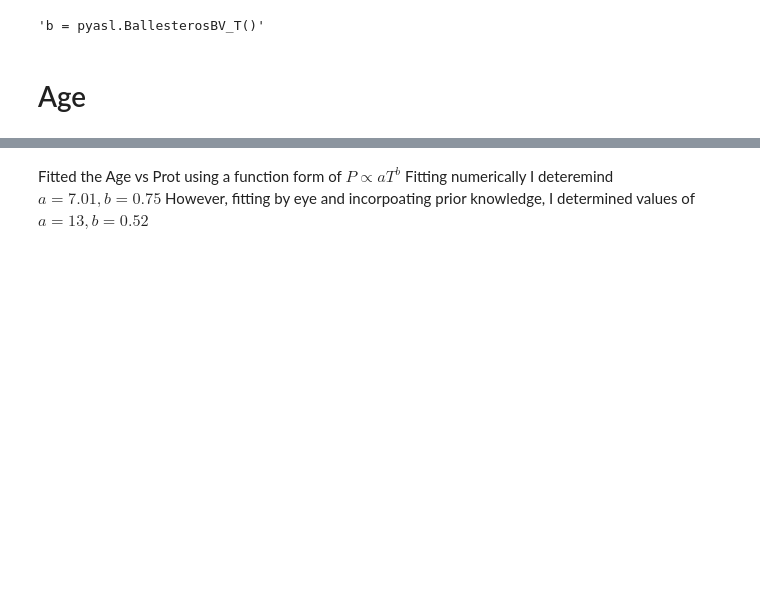
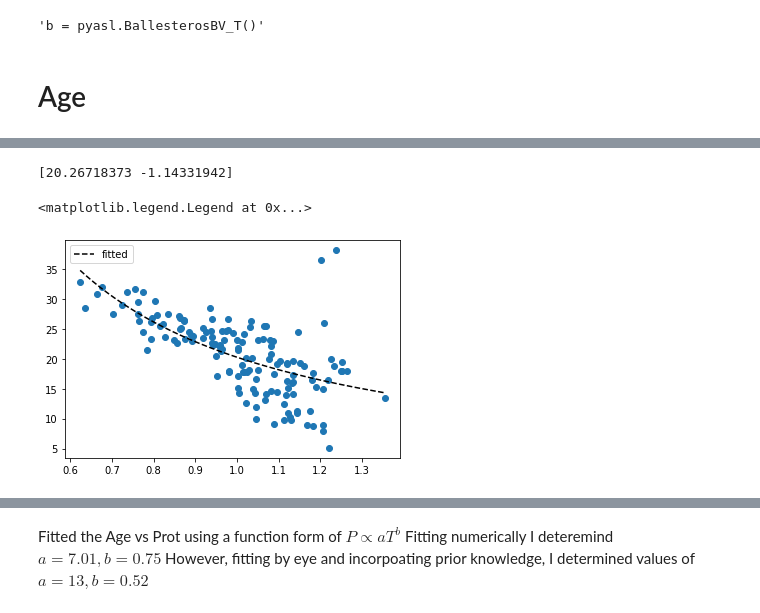
Before and after one commit to ni-phy/year4-project, a Jupyter notebook: Henry/3d_fitting.ipynb, the cells around one changed output, grey strips where cells are left out. Cells and saved outputs as stored; diff of their text form; code cells hidden in the pictures; blank space fills up the shorter version.

```diff
--- a/Henry/3d_fitting.ipynb
+++ b/Henry/3d_fitting.ipynb
@@ -97,0 +139,25 @@ plt.legend()
+# %%
+limit = (np.where(np.logical_and(Age>4, Age<=5)))
+
+Teff_short = Teff[limit]
+Prot_short = Prot[limit]
+Age_short = Age[limit]
+Mass_short = Mass[limit]
+
+
+
+plt.scatter(Mass_short, Prot_short)
+
+
+coefs2 = scipy.optimize.curve_fit(lambda t,a,c: a*t**c,  Mass_short,  Prot_short)
+print(coefs2[0])
+
+x = np.linspace(np.amin(Mass_short),np.amax(Mass_short),1000)
+y1 = coefs2[0][0]* x **coefs2[0][1]
+
+plt.plot(x,y1, color='k', linestyle='--', label='fitted')
+plt.legend()
+# %% [output]
+[20.26718373 -1.14331942]
+<matplotlib.legend.Legend at 0x...>
+[figure, added]
```
Also changed, not shown: parts of 17 cells of this notebook.
